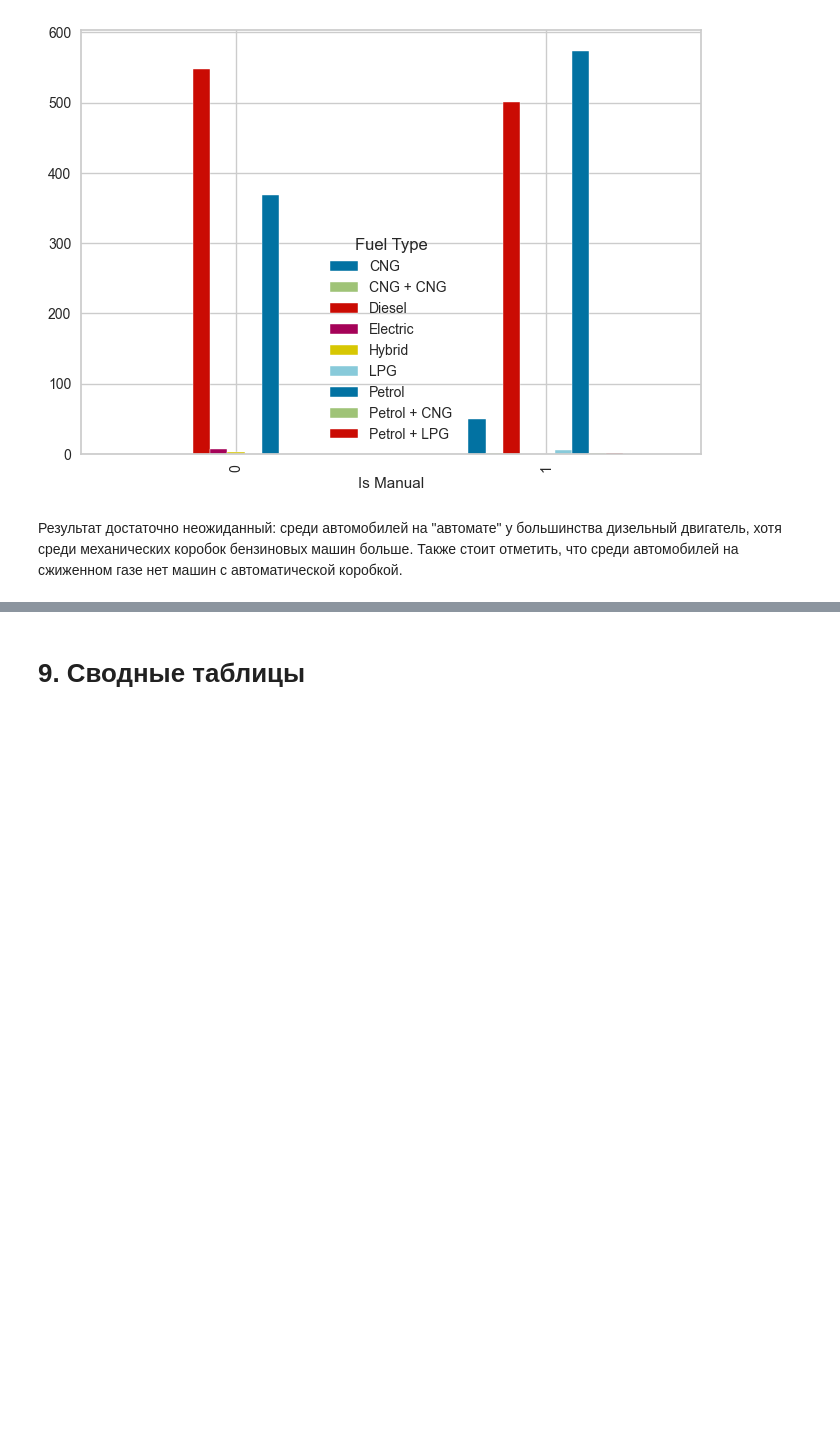
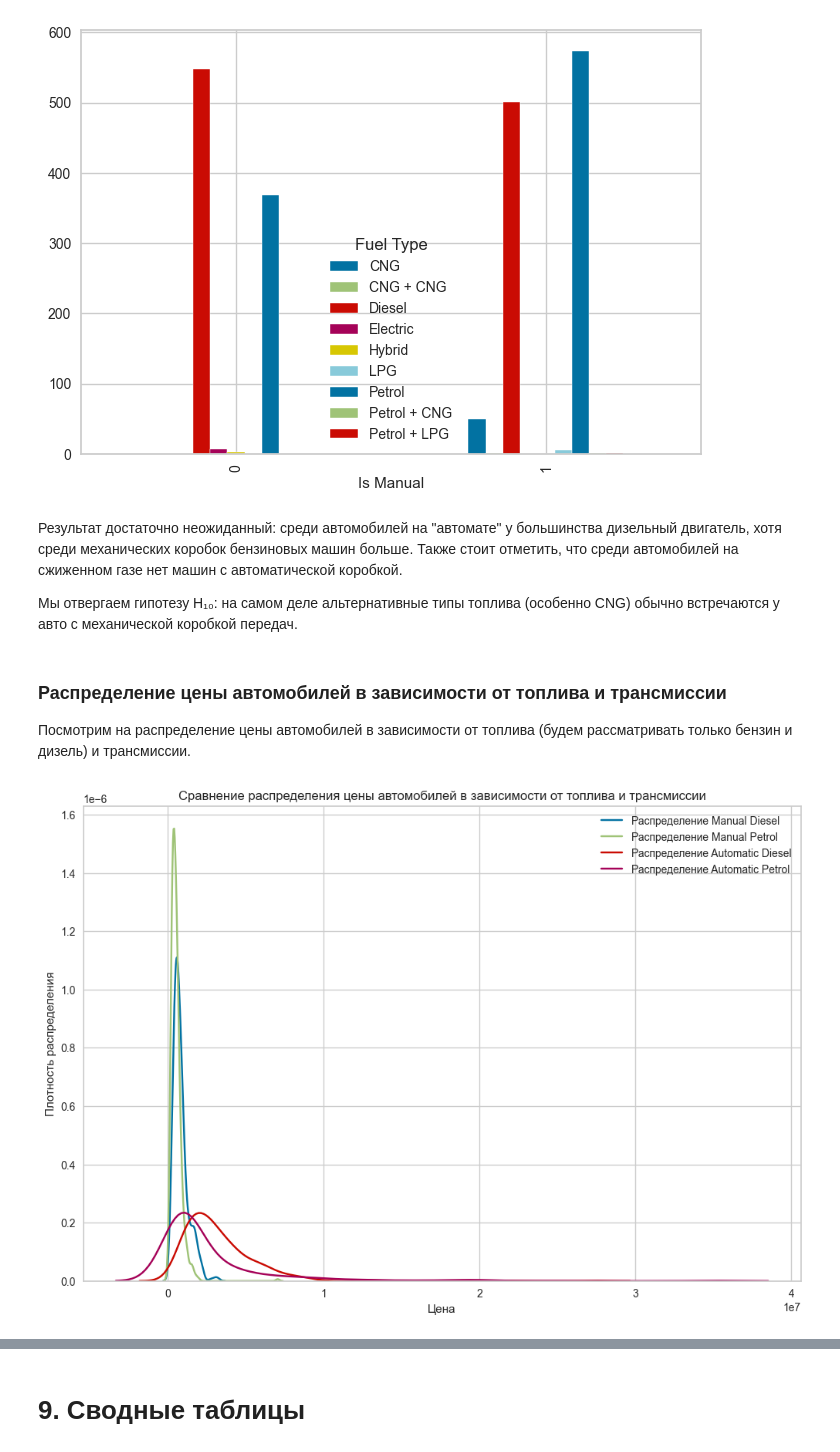
Before and after one commit to brshtsk/hell-in-python, a Jupyter notebook: Проект-авто.ipynb, the cells around one changed output, grey strips where cells are left out. Cells and saved outputs as stored; diff of their text form; code cells hidden in the pictures; blank space fills up the shorter version.

```diff
--- a/Проект-авто.ipynb
+++ b/Проект-авто.ipynb
@@ -421,3 +436,40 @@ ct.plot.bar()
 [figure]
 # %% [markdown]
 Результат достаточно неожиданный: среди автомобилей на "автомате" у большинства дизельный двигатель, хотя среди механических коробок бензиновых машин больше. Также стоит отметить, что среди автомобилей на сжиженном газе нет машин с автоматической коробкой.
+
+Мы отвергаем гипотезу H₁₀: на самом деле альтернативные типы топлива (особенно CNG) обычно встречаются у авто с механической коробкой передач.
+# %% [markdown]
+### Распределение цены автомобилей в зависимости от топлива и трансмиссии
+
+Посмотрим на распределение цены автомобилей в зависимости от топлива (будем рассматривать только бензин и дизель) и трансмиссии.
+# %%
+df_manual_diesel = df[(df['Transmission'] == 'Manual') & (df['Fuel Type'] == 'Diesel')]
+df_manual_petrol = df[(df['Transmission'] == 'Manual') & (df['Fuel Type'] == 'Petrol')]
+df_automatic_diesel = df[(df['Transmission'] == 'Automatic') & (df['Fuel Type'] == 'Diesel')]
+df_automatic_petrol = df[(df['Transmission'] == 'Automatic') & (df['Fuel Type'] == 'Petrol')]
+
+dataframes = [
+    (df_manual_diesel, 'Manual Diesel'),
+    (df_manual_petrol, 'Manual Petrol'),
+    (df_automatic_diesel, 'Automatic Diesel'),
+    (df_automatic_petrol, 'Automatic Petrol')
+]
+
+plt.figure(figsize=(12, 8))
+
+for df_subset, title in dataframes:
+    sns.kdeplot(df_subset['Price'], bw_adjust=1.0, label=f'Распределение {title}')
+
+    xmin, xmax = df_subset['Price'].min(), df_subset['Price'].max()
+    x = np.linspace(xmin, xmax, 100)
+
+    p = stats.norm.pdf(x, df_subset['Price'].mean(), df_subset['Price'].std())
+
+plt.xlabel('Цена')
+plt.ylabel('Плотность распределения')
+plt.title('Сравнение распределения цены автомобилей в зависимости от топлива и трансмиссии')
+plt.legend()
+plt.grid(True)
+plt.show()
+# %% [output]
+[figure, added]
```
Also changed, not shown: parts of 18 cells of this notebook.
